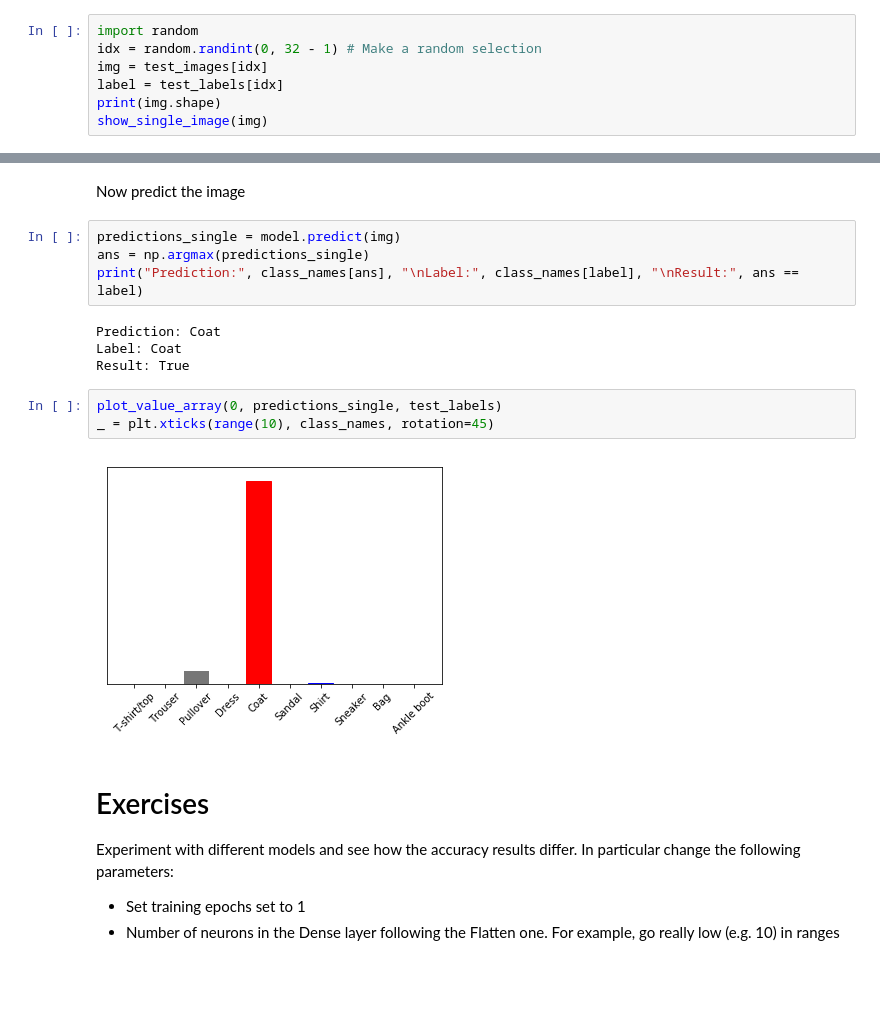
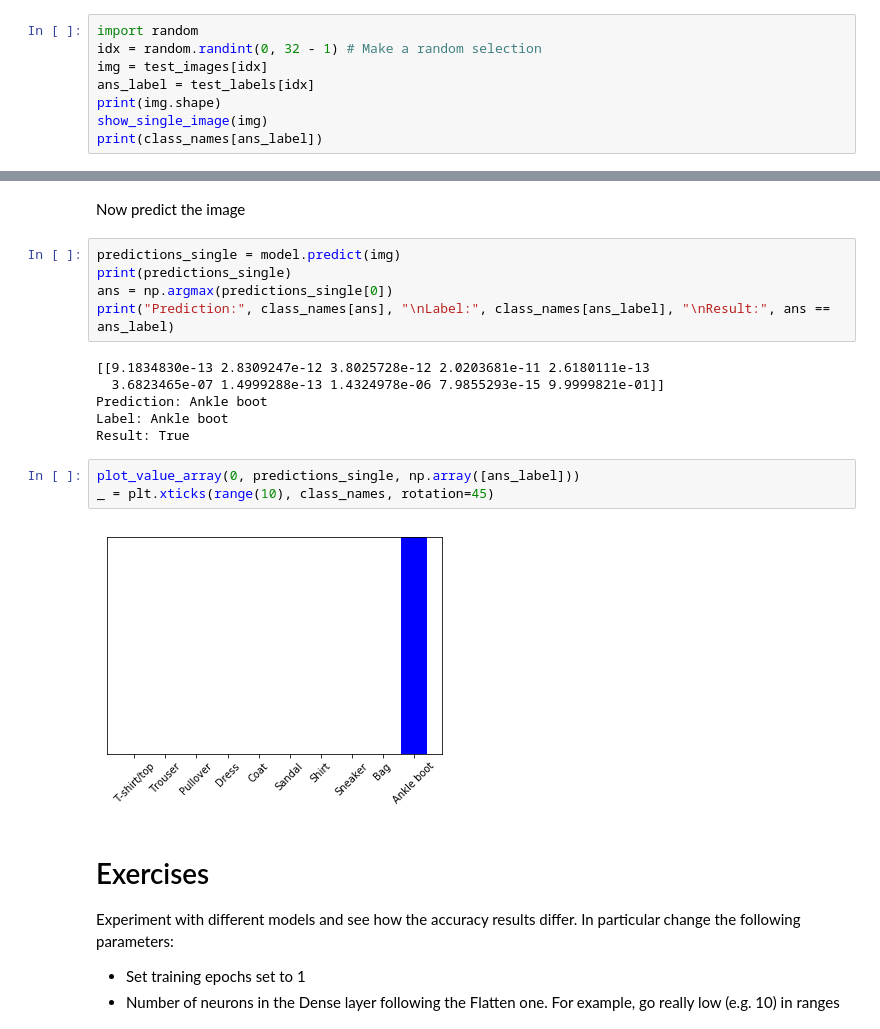
Before and after one commit to LucienShui/HelloMachineLearning, a Jupyter notebook: Fashion_MNIST.ipynb, the cells around one changed output, grey strips where cells are left out. Drawn from its saved outputs; the diff is of its cells as text; blank space fills up the shorter version.

```diff
--- a/Fashion_MNIST.ipynb
+++ b/Fashion_MNIST.ipynb
@@ -254,8 +254,9 @@ def show_single_image(img):
 import random
 idx = random.randint(0, 32 - 1) # Make a random selection
 img = test_images[idx]
-label = test_labels[idx]
+ans_label = test_labels[idx]
 print(img.shape)
 show_single_image(img)
+print(class_names[ans_label])
 # %% [output]
 (28, 28, 1)
@@ -270,17 +272,20 @@ print(img.shape)
 Now predict the image
 # %%
 predictions_single = model.predict(img)
-ans = np.argmax(predictions_single)
-print("Prediction:", class_names[ans], "\nLabel:", class_names[label], "\nResult:", ans == label)
+print(predictions_single)
+ans = np.argmax(predictions_single[0])
+print("Prediction:", class_names[ans], "\nLabel:", class_names[ans_label], "\nResult:", ans == ans_label)
 # %% [output]
-Prediction: Coat
-Label: Coat
+[[9.1834830e-13 2.8309247e-12 3.8025728e-12 2.0203681e-11 2.6180111e-13
+  3.6823465e-07 1.4999288e-13 1.4324978e-06 7.9855293e-15 9.9999821e-01]]
+Prediction: Ankle boot
+Label: Ankle boot
 Result: True
 # %%
-plot_value_array(0, predictions_single, test_labels)
+plot_value_array(0, predictions_single, np.array([ans_label]))
 _ = plt.xticks(range(10), class_names, rotation=45)
 # %% [output]
-[figure, old version]
+[figure, new version]
 # %% [markdown]
 # Exercises
 
```
Also changed, not shown: parts of 19 cells of this notebook.
